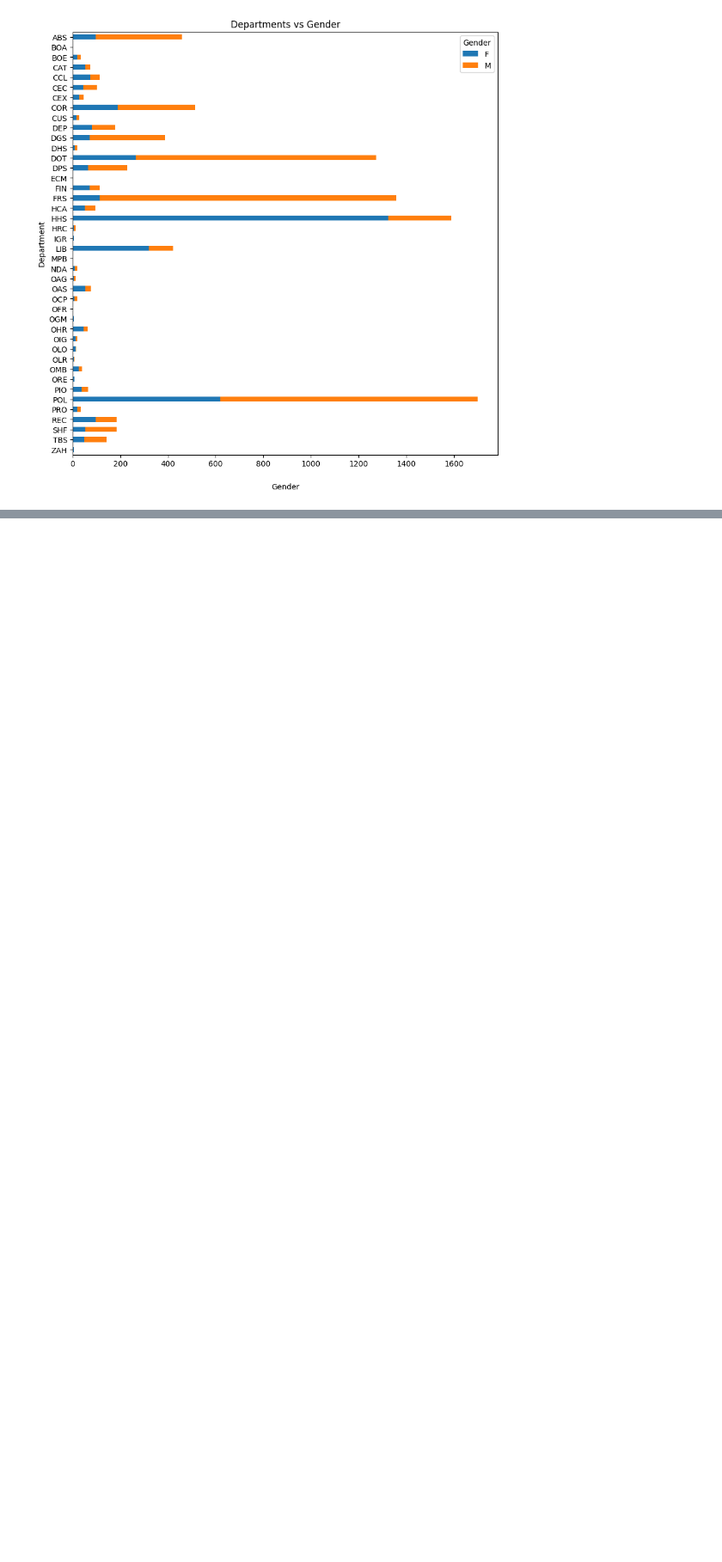
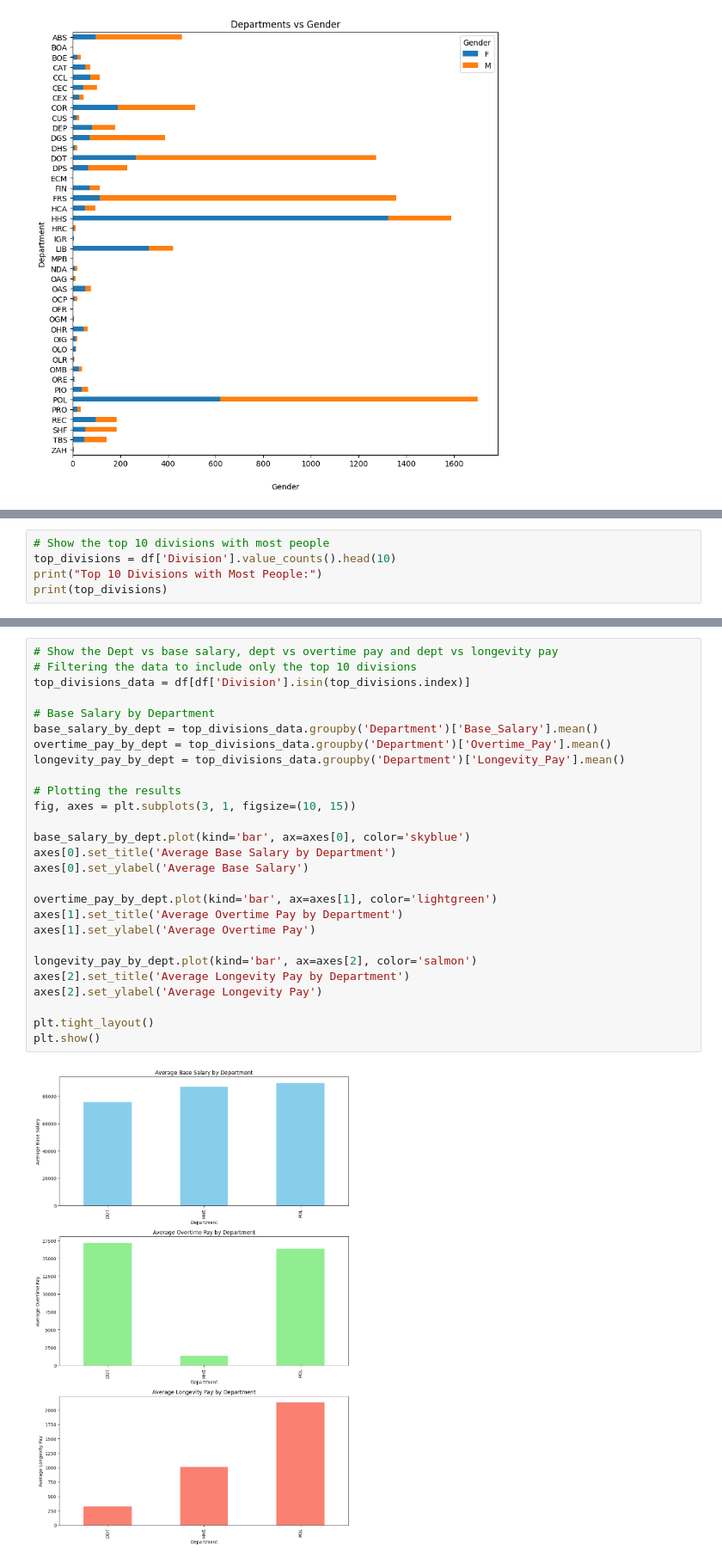
Before and after one commit to naveenjujaray/Employee-Salary-Analysis, a Jupyter notebook: ESA_Notebook.ipynb, the cells around one changed output, grey strips where cells are left out. Shown at 86% size. Drawn from its saved outputs; the diff is of its cells as text; blank space fills up the shorter version.

```diff
--- a/ESA_Notebook.ipynb
+++ b/ESA_Notebook.ipynb
@@ -93,0 +102,5 @@ plt.show()
+# %%
+# Show the top 10 divisions with most people
+top_divisions = df['Division'].value_counts().head(10)
+print("Top 10 Divisions with Most People:")
+print(top_divisions)
@@ -93,0 +121,29 @@ plt.show()
+# %%
+# Show the Dept vs base salary, dept vs overtime pay and dept vs longevity pay
+# Filtering the data to include only the top 10 divisions
+top_divisions_data = df[df['Division'].isin(top_divisions.index)]
+
+# Base Salary by Department
+base_salary_by_dept = top_divisions_data.groupby('Department')['Base_Salary'].mean()
+overtime_pay_by_dept = top_divisions_data.groupby('Department')['Overtime_Pay'].mean()
+longevity_pay_by_dept = top_divisions_data.groupby('Department')['Longevity_Pay'].mean()
+
+# Plotting the results
+fig, axes = plt.subplots(3, 1, figsize=(10, 15))
+
+base_salary_by_dept.plot(kind='bar', ax=axes[0], color='skyblue')
+axes[0].set_title('Average Base Salary by Department')
+axes[0].set_ylabel('Average Base Salary')
+
+overtime_pay_by_dept.plot(kind='bar', ax=axes[1], color='lightgreen')
+axes[1].set_title('Average Overtime Pay by Department')
+axes[1].set_ylabel('Average Overtime Pay')
+
+longevity_pay_by_dept.plot(kind='bar', ax=axes[2], color='salmon')
+axes[2].set_title('Average Longevity Pay by Department')
+axes[2].set_ylabel('Average Longevity Pay')
+
+plt.tight_layout()
+plt.show()
+# %% [output]
+[figure, added]
```
Also changed, not shown: parts of 6 cells of this notebook.
